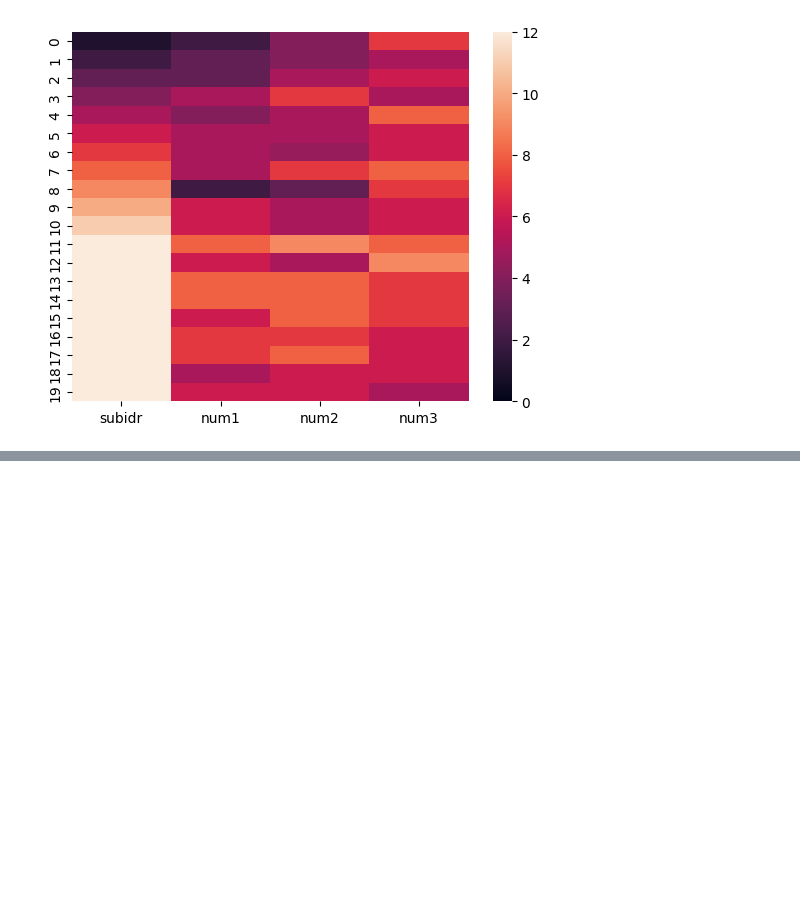
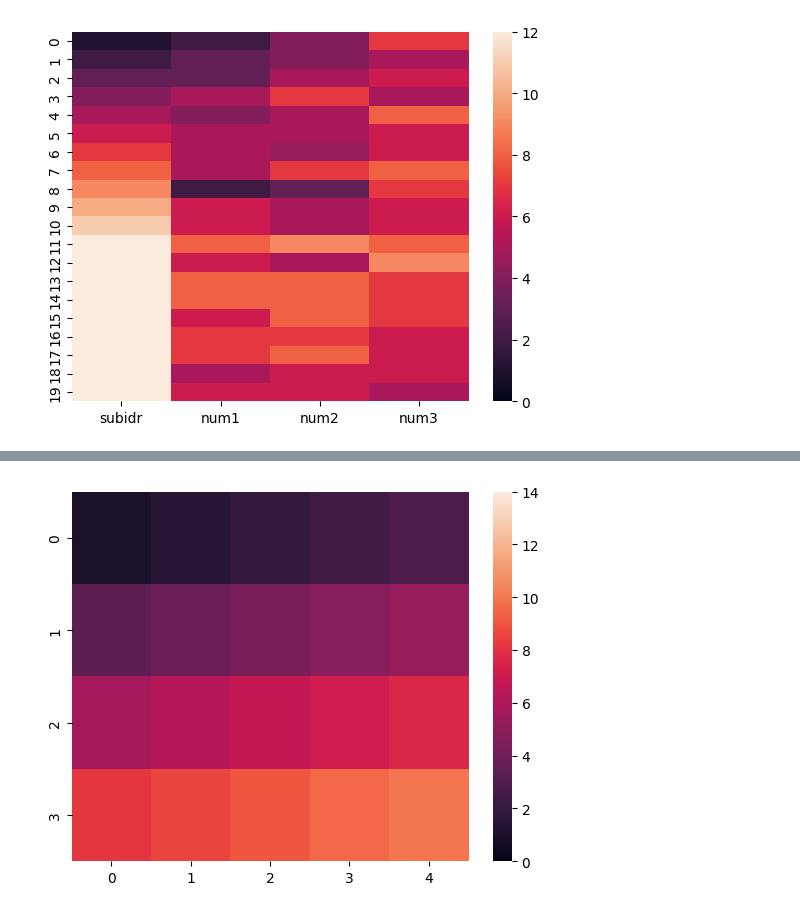
Before and after one commit to AbhayMadhukarChintamwar/DataScience_Learning, a Jupyter notebook: Seaborn/HeatMap_Plot.ipynb, the cells around one changed output, grey strips where cells are left out. Saved outputs shown, nothing was run; the diff lists cells and outputs as text; code cells hidden in the pictures; blank space fills up the shorter version.

Commit message:
Refactor HeatMap plotting code for improved clarity and organization

```diff
--- a/Seaborn/HeatMap_Plot.ipynb
+++ b/Seaborn/HeatMap_Plot.ipynb
@@ -115,3 +115,6 @@ sns.heatmap(datas, vmin= 0, vmax=12)
 plt.show()
 # %% [output]
 [figure]
+# %%
+var = np.linspace(1,10,20).reshape(4,5)
+var
@@ -117,0 +131,5 @@ plt.show()
+# %%
+sns.heatmap(var, vmin = 0, vmax =14)
+plt.show()
+# %% [output]
+[figure, added]
```
Also changed, not shown: parts of 21 cells of this notebook.
